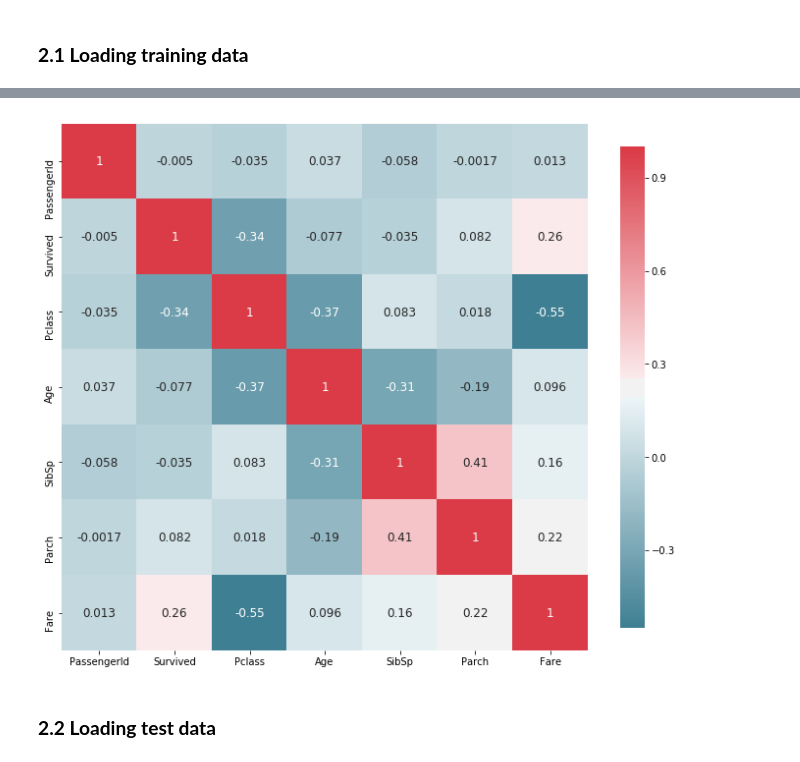
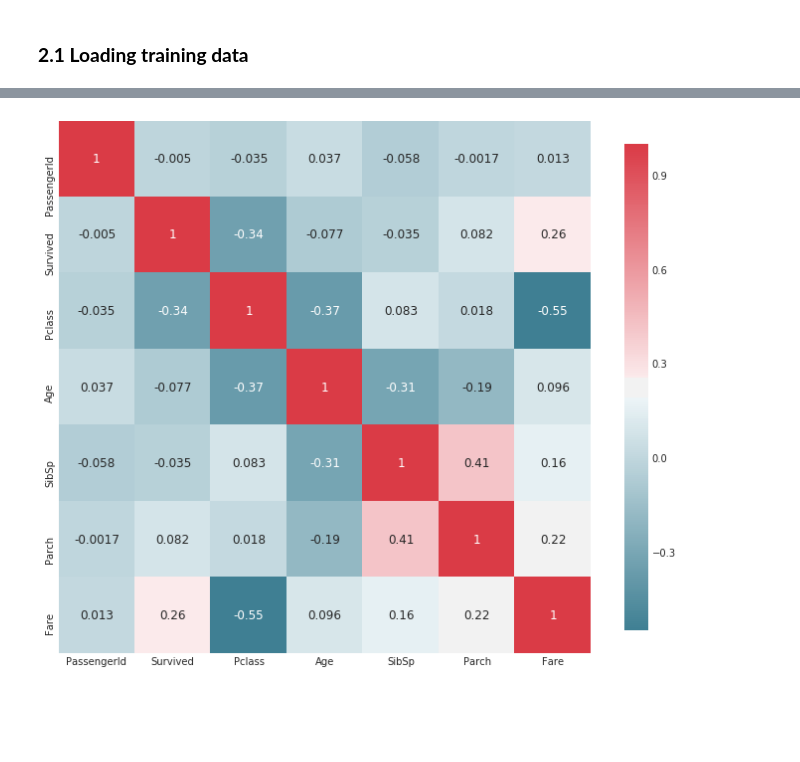
Before and after one commit to willianmrs/kaggle_titanic, a Jupyter notebook: exploration.ipynb, the cells around one changed output, grey strips where cells are left out. Drawn from its saved outputs; the diff is of its cells as text; code cells hidden in the pictures; blank space fills up the shorter version.

```diff
--- a/exploration.ipynb
+++ b/exploration.ipynb
@@ -61,3 +63,5 @@ from sklearn.model_selection import StratifiedKFold, train_test_split
+# %%
+sns.set_style("darkgrid")
 # %% [markdown]
 #### **Usefull functions**
 # %%
@@ -77,8 +81,8 @@ def plot_correlation_map(df):
 # %% [markdown]
 ### **2.1 Loading training data**
 # %%
-train = pd.read_csv('data/train.csv')
-train.head()
+df_train = pd.read_csv('data/train.csv')
+df_train.head()
 # %% [output]
 |  | PassengerId | Survived | Pclass | Name | Sex | Age | SibSp | Parch | Ticket | Fare | ... |
 | 0 | 1 | 0 | 3 | Braund, Mr. Owen Harris | male | 22.0 | 1 | 0 | A/5 21171 | 7.2500 | ... |
@@ -87,8 +91,6 @@ train.head()
 | 3 | 4 | 1 | 1 | Futrelle, Mrs. Jacques Heath (Lil... | female | 35.0 | 1 | 0 | 113803 | 53.1000 | ... |
 | 4 | 5 | 0 | 3 | Allen, Mr. William Henry | male | 35.0 | 0 | 0 | 373450 | 8.0500 | ... |
 # %%
-plot_correlation_map(train)
+plot_correlation_map(df_train)
 # %% [output]
-[figure, old version]
+[figure, new version]
-# %% [markdown]
-### **2.2 Loading test data**
```
Also changed, not shown: parts of 9 cells of this notebook.
